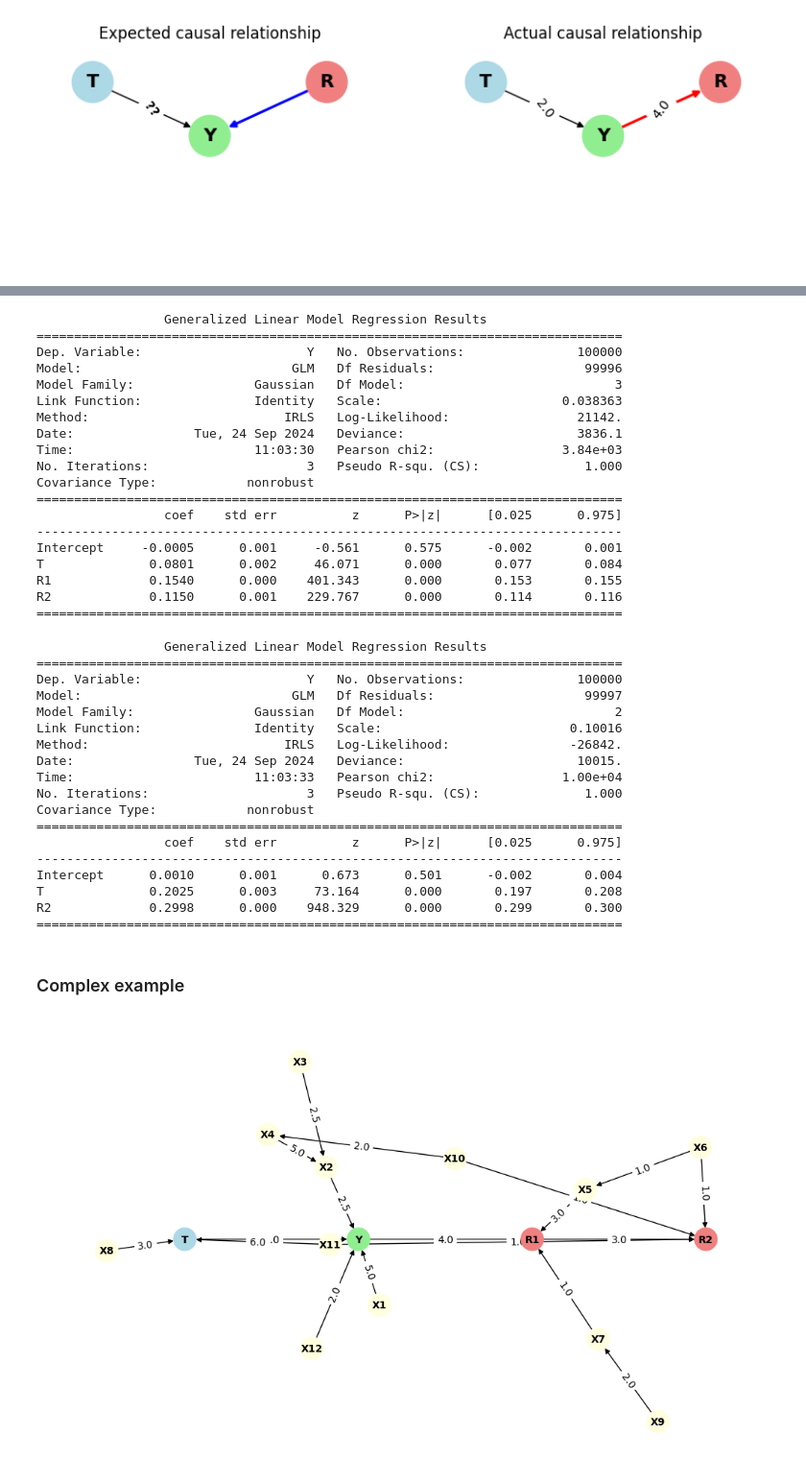
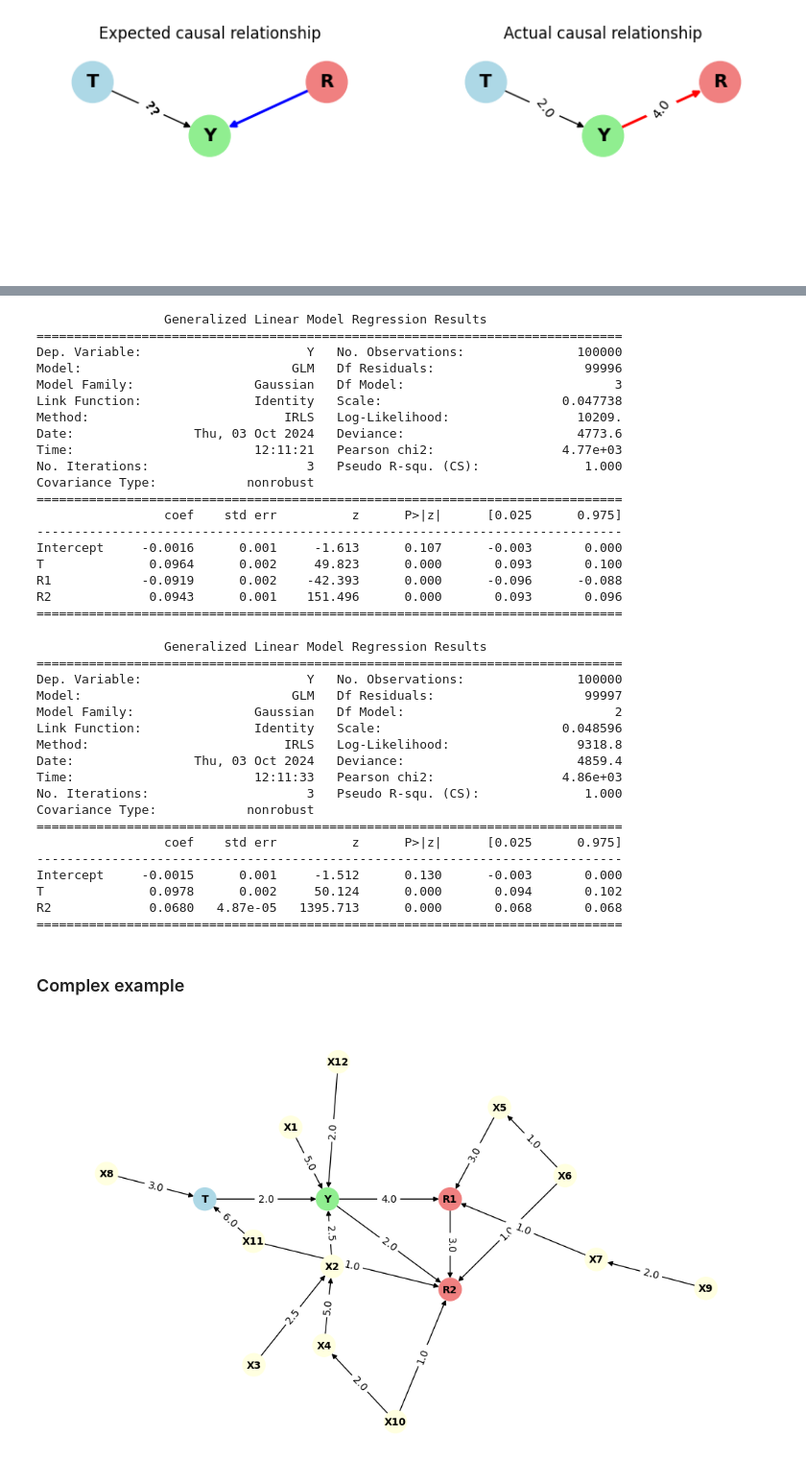
Before and after one commit to kiroah/portfolio_portal, a Jupyter notebook: blog_content/dont_add_all_features_reverse_causal.ipynb, the cells around one changed output, grey strips where cells are left out. Shown at 96% size. Drawn from its saved outputs; the diff is of its cells as text; code cells hidden in the pictures.

Commit message:
Updated reverse causal notebook w/ comments and examples

```diff
--- a/blog_content/dont_add_all_features_reverse_causal.ipynb
+++ b/blog_content/dont_add_all_features_reverse_causal.ipynb
@@ -33,6 +33,8 @@ from econml.metalearners import TLearner
 from econml.sklearn_extensions.linear_model import StatsModelsLinearRegression
 # %%
 def create_graph(causal_matrix: pd.DataFrame):
+    """ Helper function to create an nx graph given a pandas dataframe storing the cause (rows) and effect (in columns)
+    """
     G = nx.DiGraph()
     G.add_nodes_from(causal_matrix.columns.to_list())
     for i, row in enumerate(causal_matrix.index):
@@ -44,6 +46,8 @@ def create_graph(causal_matrix: pd.DataFrame):
     return G
 
 def create_synth_data(G : nx.DiGraph, causal_matrix: pd.DataFrame, n: int, binaries: list[str] = []):
+    """ Helper function to create synthetic data given causal graph + nx graph.
+    """
     #Get list of nodes in topolocial order
     topological_sorted = list(nx.topological_sort(G))
 
@@ -86,7 +91,7 @@ __Example scenarios:__
 #Define the directional relationship of the nodes as a matrix. 0.0 indicates there's no relationship
 causal_matrix = pd.DataFrame([
     {"node_from": "T", "T": 0.0, "Y": 2.0, "R": 0.0},
-    {"node_from": "Y", "T": 0.0, "Y": 0.0, "R": 4.0},
+    {"node_from": "Y", "T": 0.0, "Y": 0.0, "R": 100.0},
     {"node_from": "R", "T": 0.0, "Y": 0.0, "R": 0.0}
 ])
 
@@ -100,6 +105,7 @@ T = np.random.binomial(1,0.5,n)
 Y = 2.0 * T + np.random.normal(0,1,n)
 R = 4.0 * Y + np.random.normal(0,1,n)
 
-df = pd.DataFrame({'T':T,'R':R,'Y':Y})
+
+df = pd.DataFrame({'T':T,'Y':Y,'R':R})
 print(df)
 # %% [output]
@@ -245,12 +255,11 @@ __Example scenarios:__
 # %%
 # Create causal matrix and create graph + synthetic data based on the matrix
-
 
 #Define the directional relationship of the nodes as a matrix. 0.0 indicates there's no relationship
 causal_matrix = pd.DataFrame([
     {"node_from": "T", "T": 0.0, "Y": 2.0, "R1": 0.0, "R2": 0.0},
-    {"node_from": "Y", "T": 0.0, "Y": 0.0, "R1": 4.0, "R2": 3.0},
-    {"node_from": "R1", "T": 0.0, "Y": 0.0, "R1": 0.0, "R2": 0.0},
+    {"node_from": "Y", "T": 0.0, "Y": 0.0, "R1": 4.0, "R2": 2.0},
+    {"node_from": "R1", "T": 0.0, "Y": 0.0, "R1": 0.0, "R2": 3.0},
     {"node_from": "R2", "T": 0.0, "Y": 0.0, "R1": 0.0, "R2": 0.0},
 
 ])
@@ -319,6 +365,6 @@ T              2.0148      0.006    318.419      0.000       2.002       2.027
 ==============================================================================
 # %%
-#Estimate effect by regressing on outcome using both treatment and mediator variables
+#Estimate effect by regressing on outcome using both treatment and reverse causal variables
 
 formula1 = 'Y ~ T + R1 + R2'
 glm_model = smf.glm(formula=formula1, data=df, family=Gaussian())
@@ -330,22 +376,22 @@ print(glm_results.summary())
 Dep. Variable:                      Y   No. Observations:               100000
 Model:                            GLM   Df Residuals:                    99996
 Model Family:                Gaussian   Df Model:                            3
-Link Function:               Identity   Scale:                        0.038363
-Method:                          IRLS   Log-Likelihood:                 21142.
-Date:                Tue, 24 Sep 2024   Deviance:                       3836.1
-Time:                        11:03:30   Pearson chi2:                 3.84e+03
+Link Function:               Identity   Scale:                        0.047738
+Method:                          IRLS   Log-Likelihood:                 10209.
+Date:                Thu, 03 Oct 2024   Deviance:                       4773.6
+Time:                        12:11:21   Pearson chi2:                 4.77e+03
 No. Iterations:                     3   Pseudo R-squ. (CS):              1.000
 Covariance Type:            nonrobust
 ==============================================================================
                  coef    std err          z      P>|z|      [0.025      0.975]
 ------------------------------------------------------------------------------
-Intercept     -0.0005      0.001     -0.561      0.575      -0.002       0.001
-T              0.0801      0.002     46.071      0.000       0.077       0.084
-R1             0.1540      0.000    401.343      0.000       0.153       0.155
-R2             0.1150      0.001    229.767      0.000       0.114       0.116
+Intercept     -0.0016      0.001     -1.613      0.107      -0.003       0.000
+T              0.0964      0.002     49.823      0.000       0.093       0.100
+R1            -0.0919      0.002    -42.393      0.000      -0.096      -0.088
+R2             0.0943      0.001    151.496      0.000       0.093       0.096
 ==============================================================================
 # %%
-#Estimate effect by regressing on outcome using both treatment and mediator variables
+#Estimate effect by regressing on outcome using both treatment and reverse causal variable
 
 formula1 = 'Y ~ T + R2'
 glm_model = smf.glm(formula=formula1, data=df, family=Gaussian())
@@ -357,18 +403,18 @@ print(glm_results.summary())
 Dep. Variable:                      Y   No. Observations:               100000
 Model:                            GLM   Df Residuals:                    99997
 Model Family:                Gaussian   Df Model:                            2
-Link Function:               Identity   Scale:                         0.10016
-Method:                          IRLS   Log-Likelihood:                -26842.
-Date:                Tue, 24 Sep 2024   Deviance:                       10015.
-Time:                        11:03:33   Pearson chi2:                 1.00e+04
+Link Function:               Identity   Scale:                        0.048596
+Method:                          IRLS   Log-Likelihood:                 9318.8
+Date:                Thu, 03 Oct 2024   Deviance:                       4859.4
+Time:                        12:11:33   Pearson chi2:                 4.86e+03
 No. Iterations:                     3   Pseudo R-squ. (CS):              1.000
 Covariance Type:            nonrobust
 ==============================================================================
                  coef    std err          z      P>|z|      [0.025      0.975]
 ------------------------------------------------------------------------------
-Intercept      0.0010      0.001      0.673      0.501      -0.002       0.004
-T              0.2025      0.003     73.164      0.000       0.197       0.208
-R2             0.2998      0.000    948.329      0.000       0.299       0.300
+Intercept     -0.0015      0.001     -1.512      0.130      -0.003       0.000
+T              0.0978      0.002     50.124      0.000       0.094       0.102
+R2             0.0680   4.87e-05   1395.713      0.000       0.068       0.068
 ==============================================================================
 # %% [markdown]
 ### Complex example
@@ -391,31 +435,32 @@ df = create_synth_data(G, causal_matrix, n, binaries)
 # %%
 # Create graph visualization
 
-fixed_positions = {'T':(0,0), 'R1':(1,0), 'R2':(1.5,0), 'Y': (0.5, 0)}
+fixed_positions = {'T':(0,0), 'R1':(0.6,0), 'R2':(0.6,-0.2), 'Y': (0.3, 0)}
+
 pos = nx.spring_layout(G, k=0.2, scale=2, pos=fixed_positions, fixed=fixed_positions.keys())
 
 node_colors = []
 for node in G.nodes:
     if node == 'Y':
         node_colors.append('lightgreen')
     elif node == 'T':
         node_colors.append('lightblue')
     elif "R" in node:
         node_colors.append('lightcoral')
     else:
         node_colors.append('lightyellow')
 
 plt.figure(figsize=(10,6))
 nx.draw(G, pos, with_labels=True, node_size=500, node_color=node_colors, font_size=10, font_weight='bold')
 labels = nx.get_edge_attributes(G, 'weight')
 nx.draw_networkx_edge_labels(G, pos, edge_labels=labels)
 
 
 #plt.xlim(-0.2, 1.2)  # Add padding around the x-axis
 #plt.ylim(-1, 0.2)  # Add padding around the y-axis
 plt.show()
 # %% [output]
-[figure, old version]
+[figure, new version]
 # %%
 #Estimate effect by regressing on outcome only using treatment variable
 
```
Also changed, not shown: parts of 15 cells of this notebook, 1 other file.
